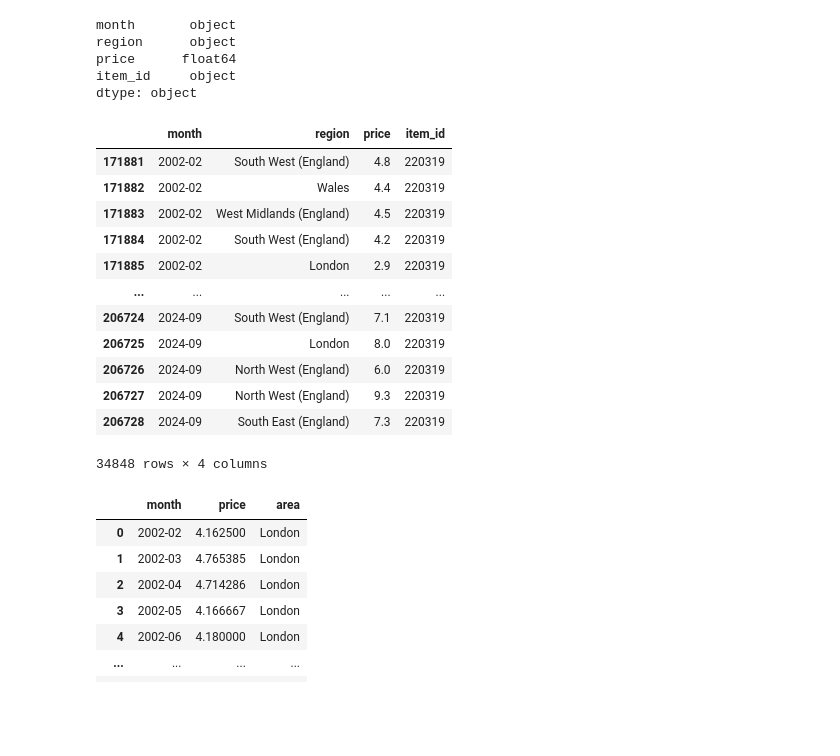
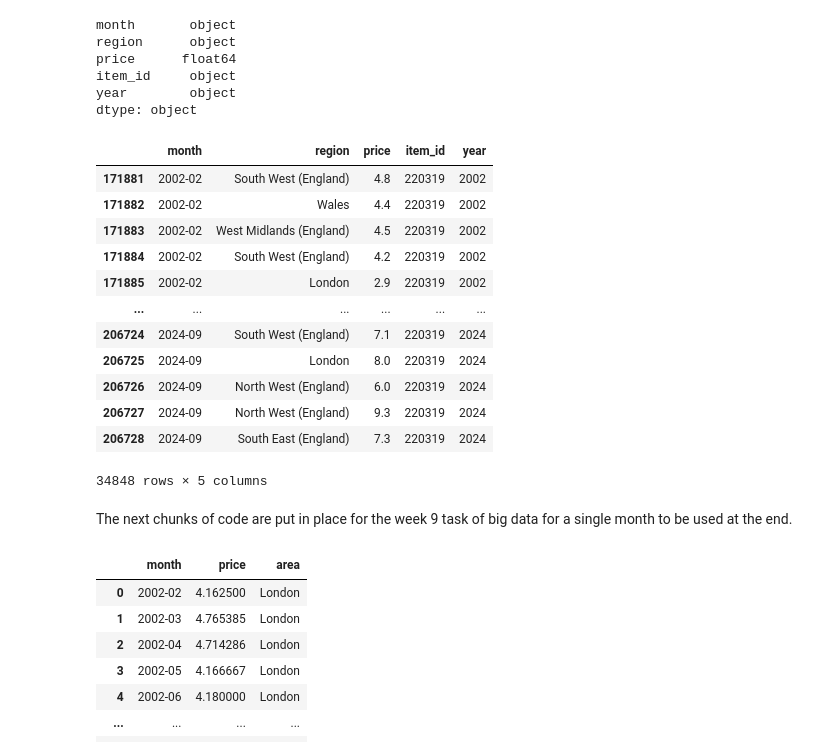
Before and after one commit to OliverGriffiths287/OliverGriffiths287.github.io, a Jupyter notebook: Week9_cleaning.ipynb, the cells around one changed output. Drawn from its saved outputs; the diff is of its cells as text; code cells hidden in the pictures; blank space fills up the shorter version.

```diff
--- a/Week9_cleaning.ipynb
+++ b/Week9_cleaning.ipynb
@@ -8,46 +8,50 @@ with open('/content/prices_takeaways.csv', 'r') as file:
     reader = csv.reader(file)
     data = list(reader)
 
 df = pd.DataFrame(data[1:], columns=data[0])
 df = df[df['item_id'] == '220319']
 df.loc[df['region'] == '2', 'region'] = 'London'
 df.loc[df['region'] == '3', 'region'] = 'South East (England)'
 df.loc[df['region'] == '4', 'region'] = 'South West (England)'
 df.loc[df['region'] == '5', 'region'] = 'East'
 df.loc[df['region'] == '6', 'region'] = 'East Midlands (England)'
 df.loc[df['region'] == '7', 'region'] = 'West Midlands (England)'
 df.loc[df['region'] == '8', 'region'] = 'Yorkshire and The Humber'
 df.loc[df['region'] == '9', 'region'] = 'North West (England)'
 df.loc[df['region'] == '10', 'region'] = 'North East (England)'
 df.loc[df['region'] == '11', 'region'] = 'Wales'
 df.loc[df['region'] == '12', 'region'] = 'Scotland'
 df.loc[df['region'] == '13', 'region'] = 'Northern Ireland'
 df['price'] = pd.to_numeric(df['price'], errors='coerce')
 df['quote_date'] = pd.to_datetime(df['quote_date'], format= '%Y%m').dt.strftime('%Y-%m')
 df = df.rename(columns={'quote_date': 'month'})
+df['year'] = pd.to_datetime(df['month'], format= '%Y-%m').dt.strftime('%Y')
 
 print(df.dtypes)
 
 df
 # %% [output]
 month       object
 region      object
 price      float64
 item_id     object
+year        object
 dtype: object
-|  | month | region | price | item_id |
-| 171881 | 2002-02 | South West (England) | 4.8 | 220319 |
-| 171882 | 2002-02 | Wales | 4.4 | 220319 |
-| 171883 | 2002-02 | West Midlands (England) | 4.5 | 220319 |
-| 171884 | 2002-02 | South West (England) | 4.2 | 220319 |
-| 171885 | 2002-02 | London | 2.9 | 220319 |
-| ... | ... | ... | ... | ... |
-| 206724 | 2024-09 | South West (England) | 7.1 | 220319 |
-| 206725 | 2024-09 | London | 8.0 | 220319 |
-| 206726 | 2024-09 | North West (England) | 6.0 | 220319 |
-| 206727 | 2024-09 | North West (England) | 9.3 | 220319 |
-| 206728 | 2024-09 | South East (England) | 7.3 | 220319 |
+|  | month | region | price | item_id | year |
+| 171881 | 2002-02 | South West (England) | 4.8 | 220319 | 2002 |
+| 171882 | 2002-02 | Wales | 4.4 | 220319 | 2002 |
+| 171883 | 2002-02 | West Midlands (England) | 4.5 | 220319 | 2002 |
+| 171884 | 2002-02 | South West (England) | 4.2 | 220319 | 2002 |
+| 171885 | 2002-02 | London | 2.9 | 220319 | 2002 |
+| ... | ... | ... | ... | ... | ... |
+| 206724 | 2024-09 | South West (England) | 7.1 | 220319 | 2024 |
+| 206725 | 2024-09 | London | 8.0 | 220319 | 2024 |
+| 206726 | 2024-09 | North West (England) | 6.0 | 220319 | 2024 |
+| 206727 | 2024-09 | North West (England) | 9.3 | 220319 | 2024 |
+| 206728 | 2024-09 | South East (England) | 7.3 | 220319 | 2024 |
-34848 rows × 4 columns
+34848 rows × 5 columns
+# %% [markdown]
+The next chunks of code are put in place for the week 9 task of big data for a single month to be used at the end.
 # %%
 dfLondon = df.loc[df['region'] == 'London']
 London_average = dfLondon.groupby('month')['price'].mean()
```
Also changed, not shown: parts of 3 cells of this notebook.
